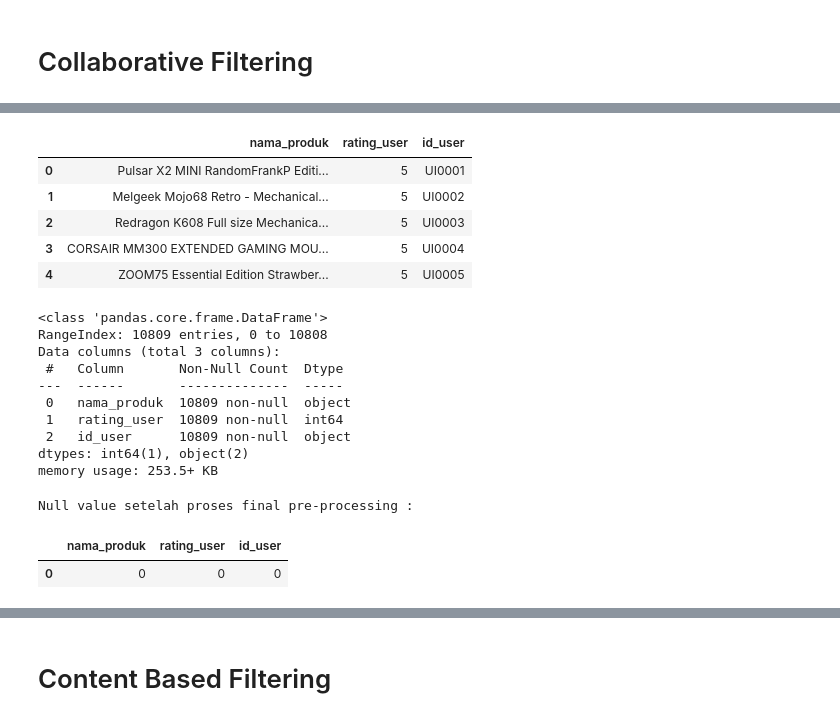
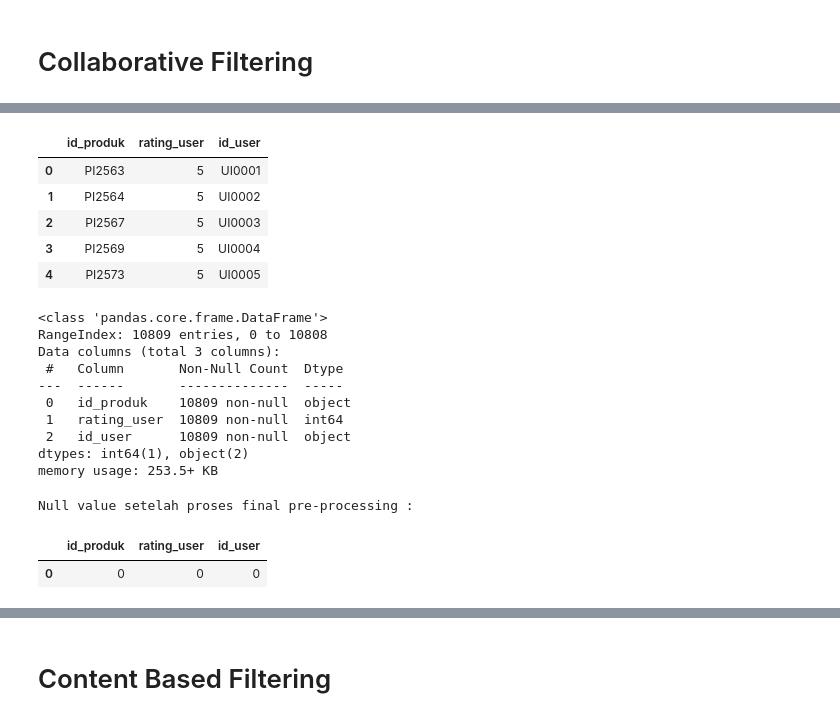
Before and after one commit to picessakresna/GoodGamingShop-Recommendation-Website, a Jupyter notebook: final-project/data-analysis/analysis-goodgamingshop1.ipynb, the cells around one changed output, grey strips where cells are left out. Cells and saved outputs as stored; diff of their text form; code cells hidden in the pictures.

```diff
--- a/final-project/data-analysis/analysis-goodgamingshop1.ipynb
+++ b/final-project/data-analysis/analysis-goodgamingshop1.ipynb
@@ -2,5 +2,5 @@
 import numpy as np
 import pandas as pd
 # %%
-datasetproduct_url = "../data-collection-preprocessing/data-produk/clean_product-goodgamingshop.csv"
-datasetreview_url = "../data-collection-preprocessing/data-ulasan-clean/clean_data-ulasan-goodgamingstore.csv"
+df_product = pd.read_csv('../data-collection-preprocessing/data-produk/clean_product-goodgamingshop.csv')
+df_review = pd.read_csv('../data-collection-preprocessing/data-ulasan-clean/clean_data-ulasan-goodgamingstore.csv')
@@ -10,3 +6,0 @@ dfori_review = pd.read_csv(datasetreview_url)
-# %%
-df_product = dfori_product.copy()
-df_review = dfori_review.copy()
@@ -35,12 +24,0 @@ dtype: object
-# %%
-df_review = df_review.drop('review', axis=1)
-# %%
-# Mengonversi setiap nilai dalam kolom menjadi string
-df_review['id_produk'] = df_review['id_produk'].apply(str)
-df_review['nama_produk'] = df_review['nama_produk'].apply(str)
-df_review['id_user'] = df_review['id_user'].apply(str)
-df_review['nama_akun'] = df_review['nama_akun'].apply(str)
-df_review['rating_user'] = df_review['rating_user'].apply(int)
-df_review['ulasan_produk'] = df_review['ulasan_produk'].apply(str)
-df_review['waktu_review'] = df_review['waktu_review'].apply(str)
-df_review['varian_produk'] = df_review['varian_produk'].apply(str)
@@ -496,14 +155,14 @@ df_review.head()
 # %%
-df_cf = df_review[['nama_produk', 'rating_user', 'id_user']]
+df_cf = df_review[['id_produk', 'rating_user', 'id_user']]
 
 df_cf.head()
 # %% [output]
-|  | nama_produk | rating_user | id_user |
-| 0 | Pulsar X2 MINI RandomFrankP Editi... | 5 | UI0001 |
-| 1 | Melgeek Mojo68 Retro - Mechanical... | 5 | UI0002 |
-| 2 | Redragon K608 Full size Mechanica... | 5 | UI0003 |
-| 3 | CORSAIR MM300 EXTENDED GAMING MOU... | 5 | UI0004 |
-| 4 | ZOOM75 Essential Edition Strawber... | 5 | UI0005 |
+|  | id_produk | rating_user | id_user |
+| 0 | PI2563 | 5 | UI0001 |
+| 1 | PI2564 | 5 | UI0002 |
+| 2 | PI2567 | 5 | UI0003 |
+| 3 | PI2569 | 5 | UI0004 |
+| 4 | PI2573 | 5 | UI0005 |
 # %%
 df_cf.info()
 # %% [output]
@@ -512,7 +171,7 @@ RangeIndex: 10809 entries, 0 to 10808
 Data columns (total 3 columns):
  #   Column       Non-Null Count  Dtype
 ---  ------       --------------  -----
- 0   nama_produk  10809 non-null  object
+ 0   id_produk    10809 non-null  object
  1   rating_user  10809 non-null  int64
  2   id_user      10809 non-null  object
 dtypes: int64(1), object(2)
@@ -522,7 +181,7 @@ print("Null value setelah proses final pre-processing :")
 df_cf.isna().sum().to_frame().T
 # %% [output]
 Null value setelah proses final pre-processing :
-|  | nama_produk | rating_user | id_user |
+|  | id_produk | rating_user | id_user |
 | 0 | 0 | 0 | 0 |
 # %%
 selected_users = df_cf["id_user"].value_counts()
```
Also changed, not shown: parts of 43 cells of this notebook, 6 other files.
